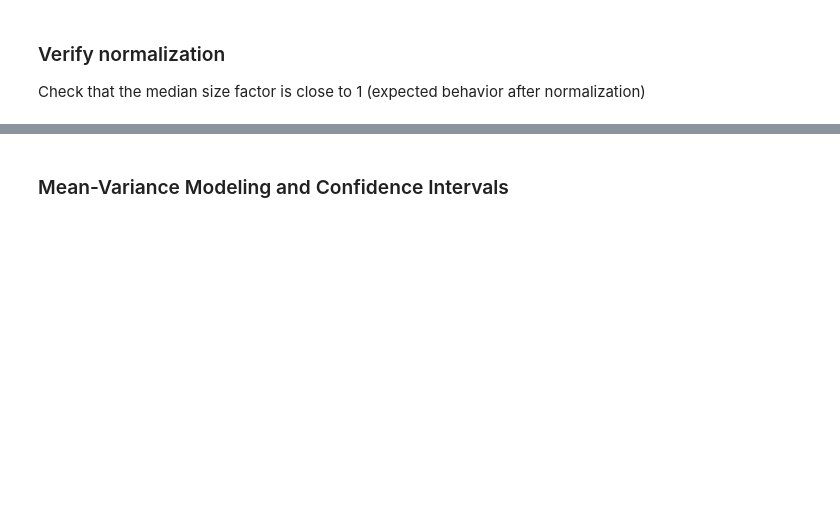
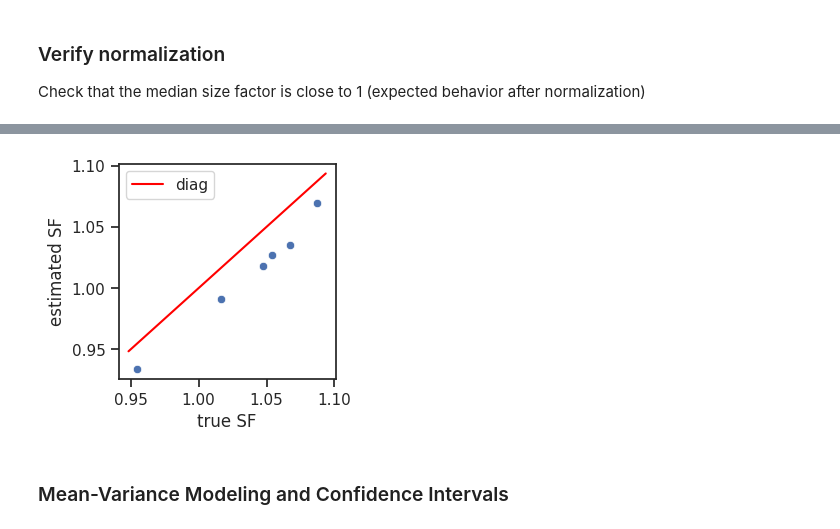
Before and after one commit to zavolanlab/zavolab_pyutils, a Jupyter notebook: test_module.ipynb, the cells around one changed output, grey strips where cells are left out. Drawn from its saved outputs; the diff is of its cells as text; code cells hidden in the pictures; blank space fills up the shorter version.

```diff
--- a/test_module.ipynb
+++ b/test_module.ipynb
@@ -148,3 +165,13 @@ plot_size_factors(sfs_df,savefig_path='./tests/plots/library_size_vs_SF.png')
+# %%
+sfs_df['true_sf'] = nb_true_sf
+sns.set(font_scale=1, style="white")
+fig, axes = plt.subplots(1, 1, figsize=(2.8, 2.8))
+ax = sns.scatterplot(data = sfs_df,x='true_sf',y='sf')
+ax = sns.lineplot(data = pd.DataFrame([[ax.get_xlim()[0],ax.get_xlim()[0]],[ax.get_xlim()[1],ax.get_xlim()[1]]],columns=['true_sf','sf']),x='true_sf',y='sf',color='red',label='diag')
+ax.set(xlabel='true SF',ylabel='estimated SF')
+ax.tick_params(left=True, bottom=True)
+# %% [output]
+[figure, added]
 # %% [markdown]
 ### Mean-Variance Modeling and Confidence Intervals
 # %%
```
Also changed, not shown: parts of 49 cells of this notebook, 12 other files.
